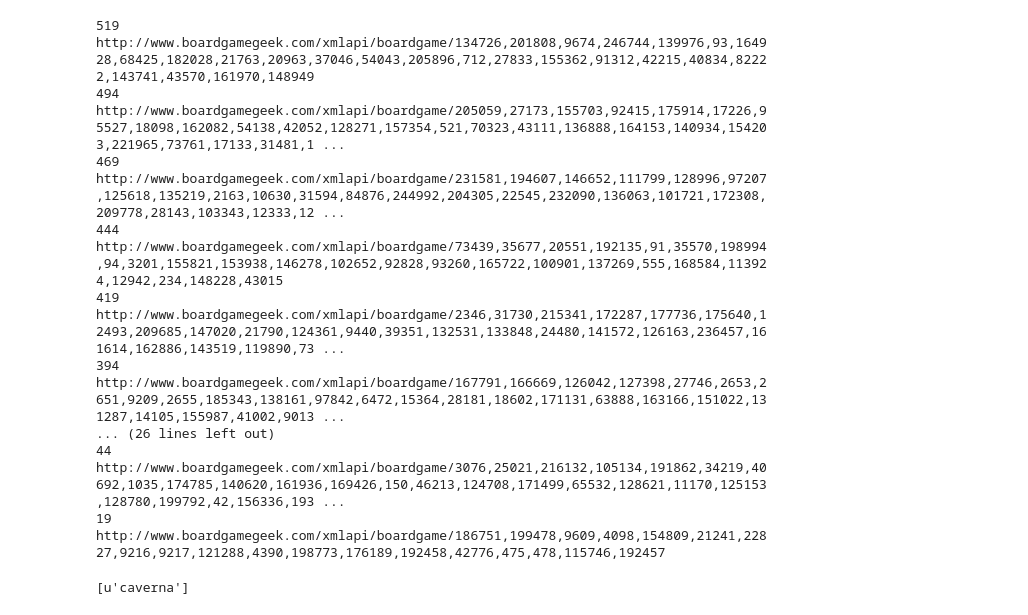
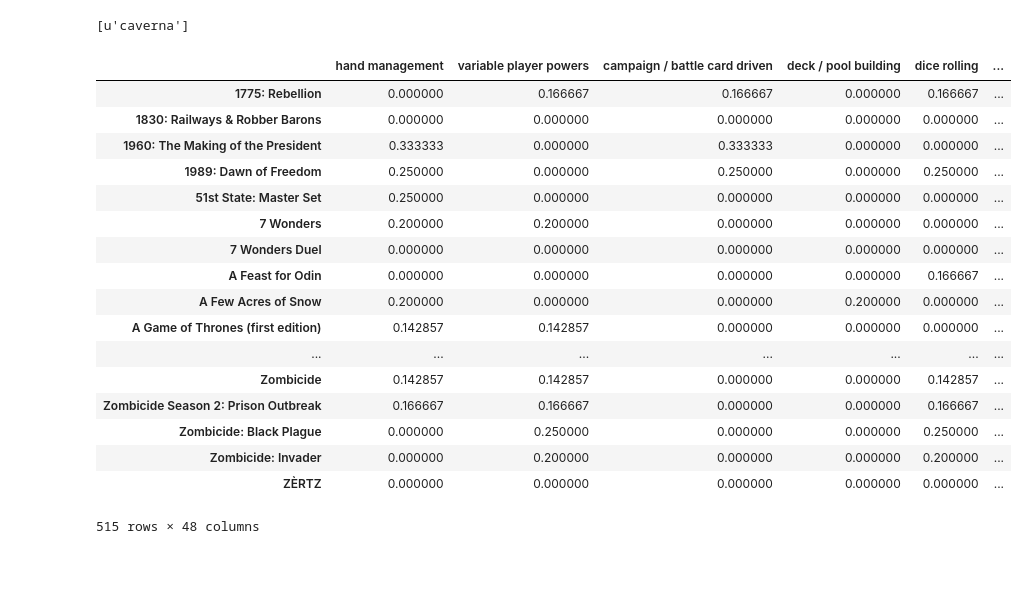
Before and after one commit to jla2689/Games, a Jupyter notebook: Boardgame.ipynb, the cells around one changed output. Cells and saved outputs as stored; diff of their text form; code cells hidden in the pictures; blank space fills up the shorter version.

Commit message:
dic with mech and des

```diff
--- a/Boardgame.ipynb
+++ b/Boardgame.ipynb
@@ -32,39 +34,24 @@ for b in board_games:
 games = list(set(board_games_nums))
 dic ={}
 while len(games)>0:
-    print len(games)
+    #print len(games)
     s = ','.join(games[:25])
     final_url = 'http://www.boardgamegeek.com/xmlapi/boardgame/' + s #+ '?comments=1'
-    print final_url
+    #print final_url
     soup = BeautifulSoup(urllib2.urlopen(urllib2.Request(final_url)).read())
     for num in games[:25]:
         name_of_game = soup.find('boardgame', {'objectid': num}).find('name', {'primary' : 'true'}).text
         des = soup.find('boardgame', {'objectid': num}).description.text
         dic[name_of_game] = {}
         dic[name_of_game]['description'] = des
+        mech = soup.find('boardgame', {'objectid': num}).find_all('boardgamemechanic', text = True)
+        m = [t.text for t in mech]
+        dic[name_of_game]['mechanism'] = m
         #list_of_comments =[]
         #for c in soup.find('boardgame', {'objectid': num}).find_all('comment', {'usernames': True}):
         #    list_of_comments.append(c.text)
         #dic[name_of_game]['comments'] = ' '.join(list_of_comments)
     games = games[25:]
-# %% [output]
-519
-http://www.boardgamegeek.com/xmlapi/boardgame/134726,201808,9674,246744,139976,93,164928,68425,182028,21763,20963,37046,54043,205896,712,27833,155362,91312,42215,40834,82222,143741,43570,161970,148949
-494
-http://www.boardgamegeek.com/xmlapi/boardgame/205059,27173,155703,92415,175914,17226,95527,18098,162082,54138,42052,128271,157354,521,70323,43111,136888,164153,140934,154203,221965,73761,17133,31481,1 ...
-469
-http://www.boardgamegeek.com/xmlapi/boardgame/231581,194607,146652,111799,128996,97207,125618,135219,2163,10630,31594,84876,244992,204305,22545,232090,136063,101721,172308,209778,28143,103343,12333,12 ...
-444
-http://www.boardgamegeek.com/xmlapi/boardgame/73439,35677,20551,192135,91,35570,198994,94,3201,155821,153938,146278,102652,92828,93260,165722,100901,137269,555,168584,113924,12942,234,148228,43015
-419
-http://www.boardgamegeek.com/xmlapi/boardgame/2346,31730,215341,172287,177736,175640,12493,209685,147020,21790,124361,9440,39351,132531,133848,24480,141572,126163,236457,161614,162886,143519,119890,73 ...
-394
-http://www.boardgamegeek.com/xmlapi/boardgame/167791,166669,126042,127398,27746,2653,2651,9209,2655,185343,138161,97842,6472,15364,28181,18602,171131,63888,163166,151022,131287,14105,155987,41002,9013 ...
-... (26 lines left out)
-44
-http://www.boardgamegeek.com/xmlapi/boardgame/3076,25021,216132,105134,191862,34219,40692,1035,174785,140620,161936,169426,150,46213,124708,171499,65532,128621,11170,125153,128780,199792,42,156336,193 ...
-19
-http://www.boardgamegeek.com/xmlapi/boardgame/186751,199478,9609,4098,154809,21241,22827,9216,9217,121288,4390,198773,176189,192458,42776,475,478,115746,192457
 # %%
 #saving the dictionary
 pickle_out = open('dic_of_game_desp', 'wb')
@@ -74,6 +61,11 @@ pickle_out.close()
 #loading the dictionary
 pickle_in = open('dic_of_game_desp', 'rb')
 dic2 = pickle.load(pickle_in)
+# %%
+for key in dic2:
+    mech = dic2[key]['mechanism']
+    m = [t.text for t in mech]
+    dic2[key]['mechanism'] = m
 # %%
 #tokenize words
 #do some preprocessing with Lemmatizer and Stemming
@@ -132,3 +132,35 @@ t_dif = tf_idf(t, idf_t.values)
+# %%
+game_mech ={}
+for game in dic.keys():
+    #mech = tokenizer.tokenize(dic[game]['mechanism'])
+    lower_mech = [m.lower() for m in dic2[game]['mechanism']]
+    game_mech[game] = nltk.FreqDist(lower_mech)
+# %%
+mech_df = pd.DataFrame.from_dict(game_mech, orient = 'index').fillna(0)
+m_df = term_freq(mech_df)
+idf_m = IDF(m_df)
+m_dif = tf_idf(m_df, idf_m.values)
+# %%
+m_df
+# %% [output]
+|  | hand management | variable player powers | campaign / battle card driven | deck / pool building | dice rolling | ... |
+| 1775: Rebellion | 0.000000 | 0.166667 | 0.166667 | 0.000000 | 0.166667 | ... |
+| 1830: Railways & Robber Barons | 0.000000 | 0.000000 | 0.000000 | 0.000000 | 0.000000 | ... |
+| 1960: The Making of the President | 0.333333 | 0.000000 | 0.333333 | 0.000000 | 0.000000 | ... |
+| 1989: Dawn of Freedom | 0.250000 | 0.000000 | 0.250000 | 0.000000 | 0.250000 | ... |
+| 51st State: Master Set | 0.250000 | 0.000000 | 0.000000 | 0.000000 | 0.000000 | ... |
+| 7 Wonders | 0.200000 | 0.200000 | 0.000000 | 0.000000 | 0.000000 | ... |
+| 7 Wonders Duel | 0.000000 | 0.000000 | 0.000000 | 0.000000 | 0.000000 | ... |
+| A Feast for Odin | 0.000000 | 0.000000 | 0.000000 | 0.000000 | 0.166667 | ... |
+| A Few Acres of Snow | 0.200000 | 0.000000 | 0.000000 | 0.200000 | 0.000000 | ... |
+| A Game of Thrones (first edition) | 0.142857 | 0.142857 | 0.000000 | 0.000000 | 0.000000 | ... |
+| ... | ... | ... | ... | ... | ... | ... |
+| Zombicide | 0.142857 | 0.142857 | 0.000000 | 0.000000 | 0.142857 | ... |
+| Zombicide Season 2: Prison Outbreak | 0.166667 | 0.166667 | 0.000000 | 0.000000 | 0.166667 | ... |
+| Zombicide: Black Plague | 0.000000 | 0.250000 | 0.000000 | 0.000000 | 0.250000 | ... |
+| Zombicide: Invader | 0.000000 | 0.200000 | 0.000000 | 0.000000 | 0.200000 | ... |
+| ZÈRTZ | 0.000000 | 0.000000 | 0.000000 | 0.000000 | 0.000000 | ... |
+515 rows × 48 columns
 # %%
 def recommend(game, df = t_dif):
     cos = cosine_similarity(df)
```
Also changed, not shown: parts of 11 cells of this notebook, 1 other file.
